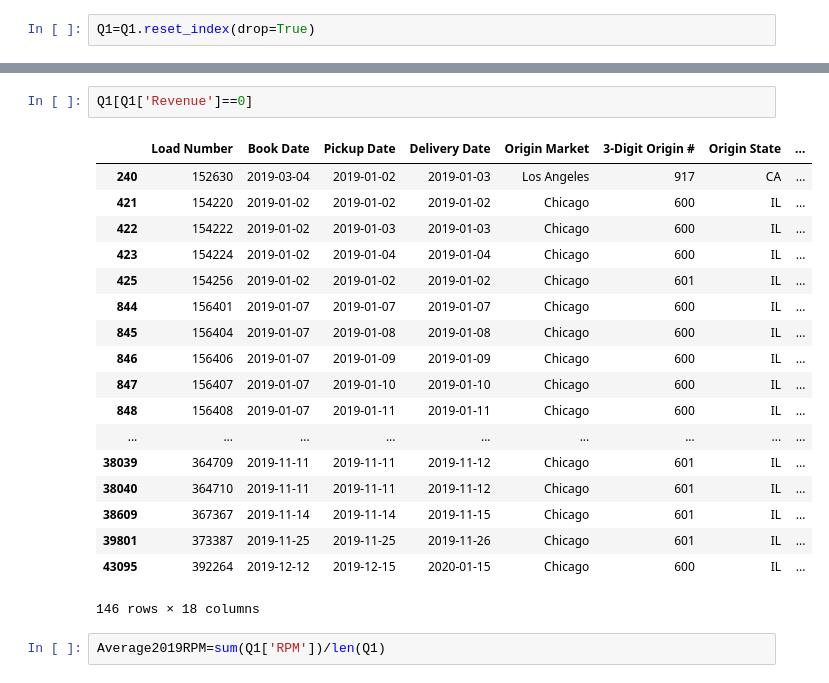
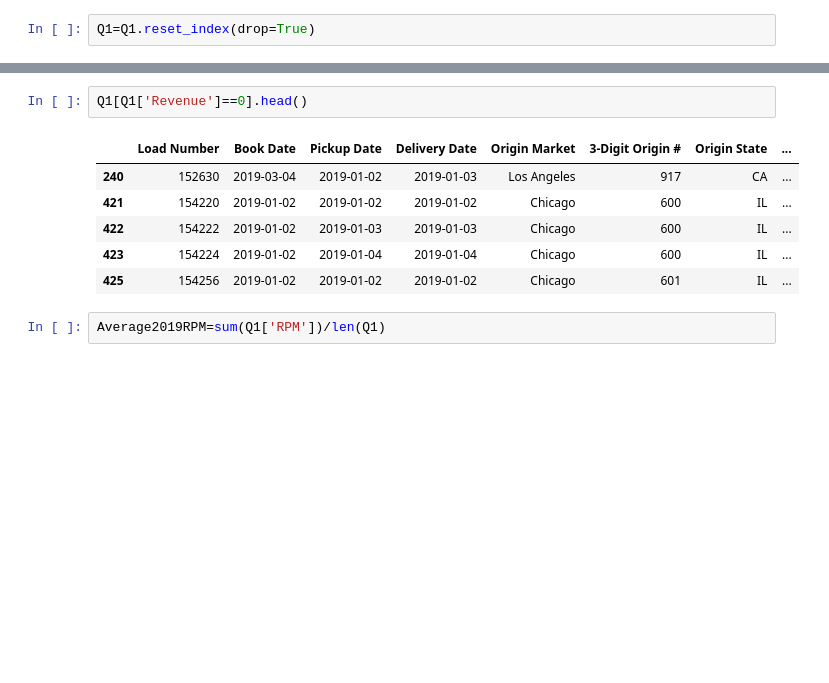
Before and after one commit to cmarshall1999/Loyola-Supply-Chain-Competition, a Jupyter notebook: Loyola-Supply-Chain-Analysis.ipynb, the cells around one changed output, grey strips where cells are left out. Cells and saved outputs as stored; diff of their text form; blank space fills up the shorter version.

```diff
--- a/Loyola-Supply-Chain-Analysis.ipynb
+++ b/Loyola-Supply-Chain-Analysis.ipynb
@@ -246,24 +202,12 @@ Q1[Q1['Mileage']==0]
 # %%
-Q1[Q1['Revenue']==0]
+Q1[Q1['Revenue']==0].head()
 # %% [output]
 |  | Load Number | Book Date | Pickup Date | Delivery Date | Origin Market | 3-Digit Origin # | Origin State | ... |
 | 240 | 152630 | 2019-03-04 | 2019-01-02 | 2019-01-03 | Los Angeles | 917 | CA | ... |
 | 421 | 154220 | 2019-01-02 | 2019-01-02 | 2019-01-02 | Chicago | 600 | IL | ... |
 | 422 | 154222 | 2019-01-02 | 2019-01-03 | 2019-01-03 | Chicago | 600 | IL | ... |
 | 423 | 154224 | 2019-01-02 | 2019-01-04 | 2019-01-04 | Chicago | 600 | IL | ... |
 | 425 | 154256 | 2019-01-02 | 2019-01-02 | 2019-01-02 | Chicago | 601 | IL | ... |
-| 844 | 156401 | 2019-01-07 | 2019-01-07 | 2019-01-07 | Chicago | 600 | IL | ... |
-| 845 | 156404 | 2019-01-07 | 2019-01-08 | 2019-01-08 | Chicago | 600 | IL | ... |
-| 846 | 156406 | 2019-01-07 | 2019-01-09 | 2019-01-09 | Chicago | 600 | IL | ... |
-| 847 | 156407 | 2019-01-07 | 2019-01-10 | 2019-01-10 | Chicago | 600 | IL | ... |
-| 848 | 156408 | 2019-01-07 | 2019-01-11 | 2019-01-11 | Chicago | 600 | IL | ... |
-| ... | ... | ... | ... | ... | ... | ... | ... | ... |
-| 38039 | 364709 | 2019-11-11 | 2019-11-11 | 2019-11-12 | Chicago | 601 | IL | ... |
-| 38040 | 364710 | 2019-11-11 | 2019-11-11 | 2019-11-12 | Chicago | 601 | IL | ... |
-| 38609 | 367367 | 2019-11-14 | 2019-11-14 | 2019-11-15 | Chicago | 601 | IL | ... |
-| 39801 | 373387 | 2019-11-25 | 2019-11-25 | 2019-11-26 | Chicago | 601 | IL | ... |
-| 43095 | 392264 | 2019-12-12 | 2019-12-15 | 2020-01-15 | Chicago | 600 | IL | ... |
-146 rows × 18 columns
 # %%
 Average2019RPM=sum(Q1['RPM'])/len(Q1)
 # %%
```
Also changed, not shown: parts of 55 cells of this notebook.
